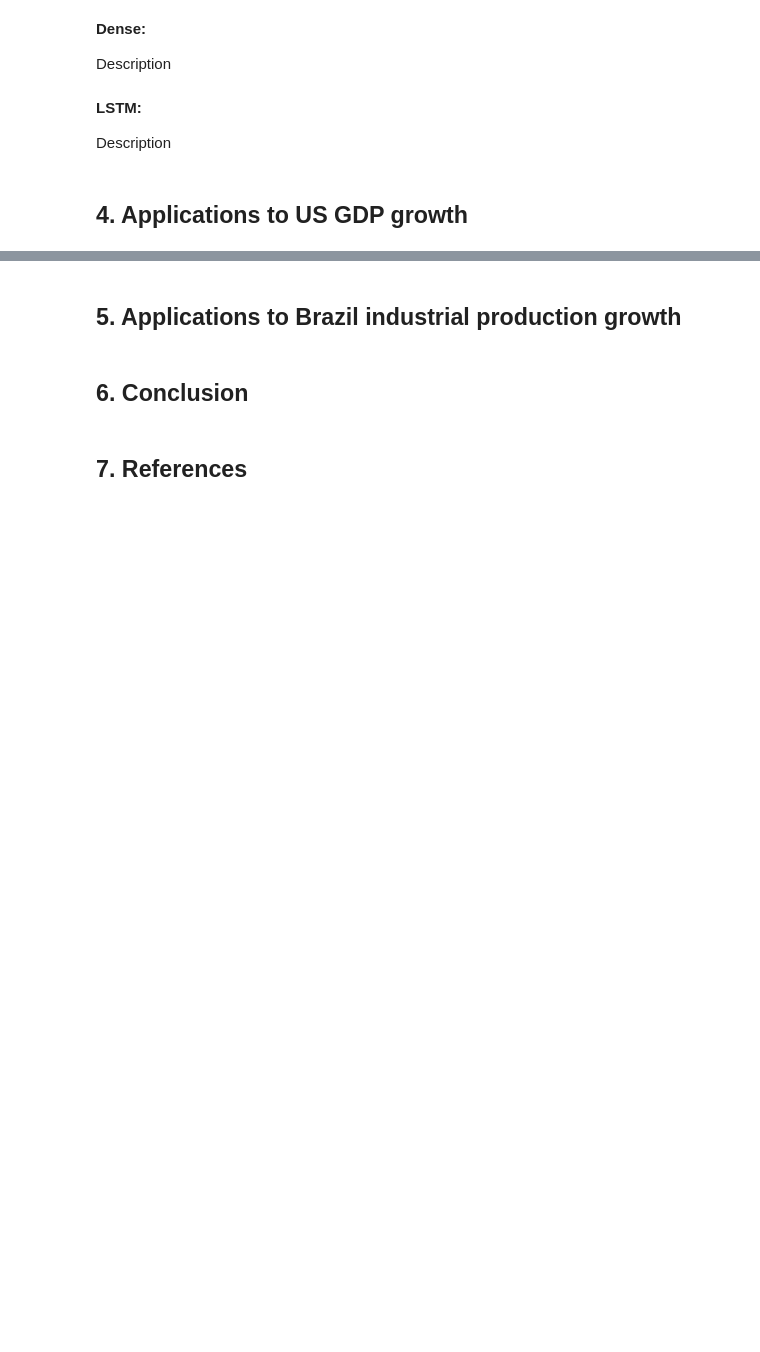
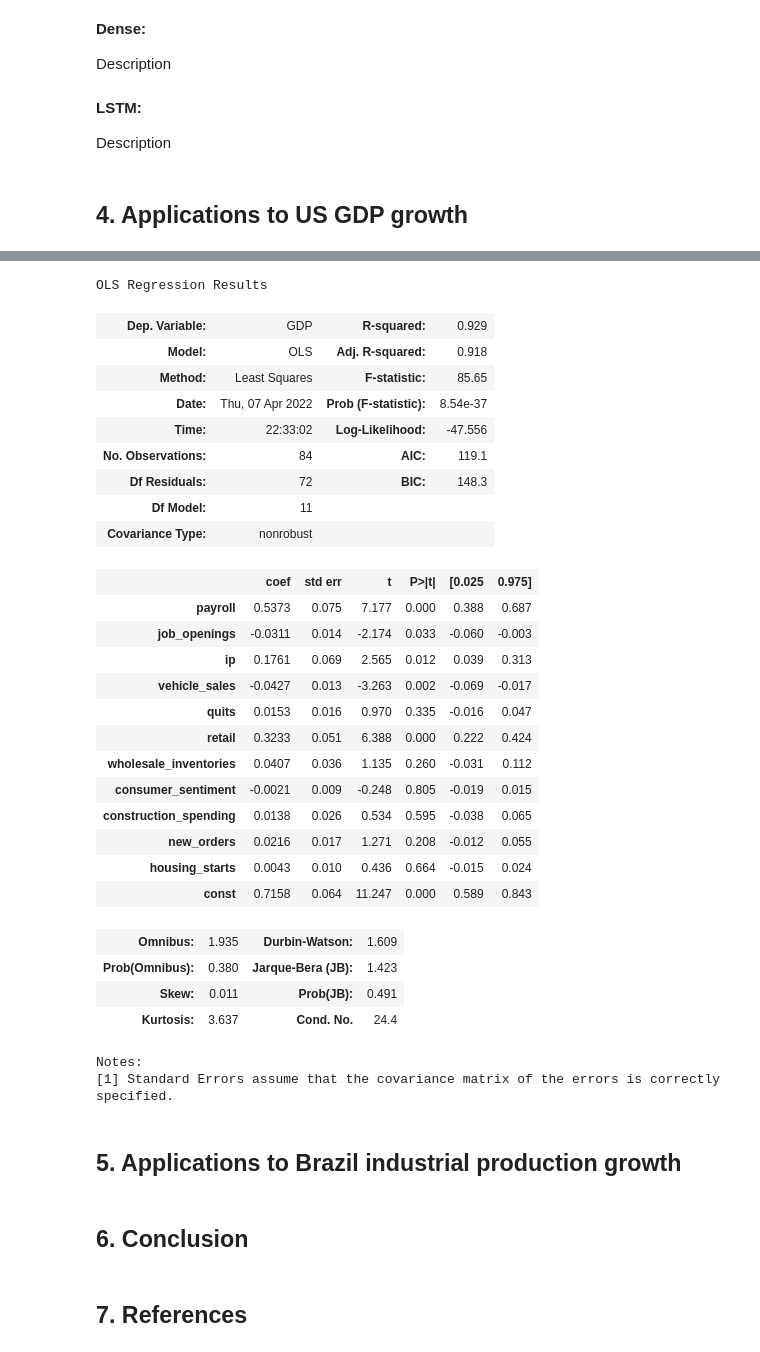
Before and after one commit to vgm236/Special_Project_Moreira_Raza-Nisar, a Jupyter notebook: app/sper_nisar_raza_moreira.ipynb, the cells around one changed output, grey strips where cells are left out. Cells and saved outputs as stored; diff of their text form; code cells hidden in the pictures; blank space fills up the shorter version.

```diff
--- a/app/sper_nisar_raza_moreira.ipynb
+++ b/app/sper_nisar_raza_moreira.ipynb
@@ -183,0 +286,5 @@ Description
+# %%
+# Now, let's test the PCA regressions
+quarterly_all = sm.add_constant(quarterly_all)
+regression_pca = sm.OLS(quarterly_all['GDP'],quarterly_all[['PC1', 'PC2', 'PC3', 'PC4', 'PC5', 'const']], missing='drop').fit().summary()
+regression_pca
@@ -184,3 +317,36 @@ Description
+# %%
+regression_data = sm.OLS(quarterly_all['GDP'],quarterly_all[['payroll', 'job_openings', 'ip', 'vehicle_sales', 'quits', 'retail', 'wholesale_inventories', 'consumer_sentiment', 'construction_spending', 'new_orders', 'housing_starts', 'const']], missing='drop').fit().summary()
+regression_data
+# %% [output]
+OLS Regression Results
+| Dep. Variable: | GDP | R-squared: | 0.929 |
+| Model: | OLS | Adj. R-squared: | 0.918 |
+| Method: | Least Squares | F-statistic: | 85.65 |
+| Date: | Thu, 07 Apr 2022 | Prob (F-statistic): | 8.54e-37 |
+| Time: | 22:33:02 | Log-Likelihood: | -47.556 |
+| No. Observations: | 84 | AIC: | 119.1 |
+| Df Residuals: | 72 | BIC: | 148.3 |
+| Df Model: | 11 |  |  |
+| Covariance Type: | nonrobust |  |  |
+|  | coef | std err | t | P>|t| | [0.025 | 0.975] |
+| payroll | 0.5373 | 0.075 | 7.177 | 0.000 | 0.388 | 0.687 |
+| job_openings | -0.0311 | 0.014 | -2.174 | 0.033 | -0.060 | -0.003 |
+| ip | 0.1761 | 0.069 | 2.565 | 0.012 | 0.039 | 0.313 |
+| vehicle_sales | -0.0427 | 0.013 | -3.263 | 0.002 | -0.069 | -0.017 |
+| quits | 0.0153 | 0.016 | 0.970 | 0.335 | -0.016 | 0.047 |
+| retail | 0.3233 | 0.051 | 6.388 | 0.000 | 0.222 | 0.424 |
+| wholesale_inventories | 0.0407 | 0.036 | 1.135 | 0.260 | -0.031 | 0.112 |
+| consumer_sentiment | -0.0021 | 0.009 | -0.248 | 0.805 | -0.019 | 0.015 |
+| construction_spending | 0.0138 | 0.026 | 0.534 | 0.595 | -0.038 | 0.065 |
+| new_orders | 0.0216 | 0.017 | 1.271 | 0.208 | -0.012 | 0.055 |
+| housing_starts | 0.0043 | 0.010 | 0.436 | 0.664 | -0.015 | 0.024 |
+| const | 0.7158 | 0.064 | 11.247 | 0.000 | 0.589 | 0.843 |
+| Omnibus: | 1.935 | Durbin-Watson: | 1.609 |
+| Prob(Omnibus): | 0.380 | Jarque-Bera (JB): | 1.423 |
+| Skew: | 0.011 | Prob(JB): | 0.491 |
+| Kurtosis: | 3.637 | Cond. No. | 24.4 |
+Notes:
+[1] Standard Errors assume that the covariance matrix of the errors is correctly specified.
 # %% [markdown]
 ## 5. Applications to Brazil industrial production growth
 # %% [markdown]
```
Also changed, not shown: parts of 7 cells of this notebook.
